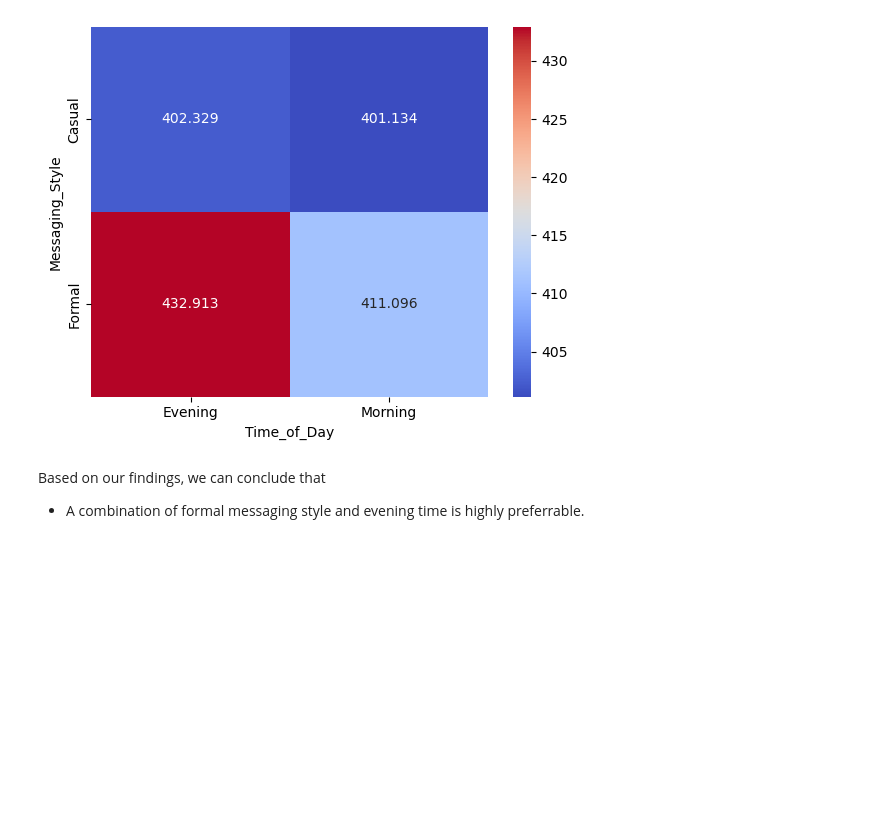
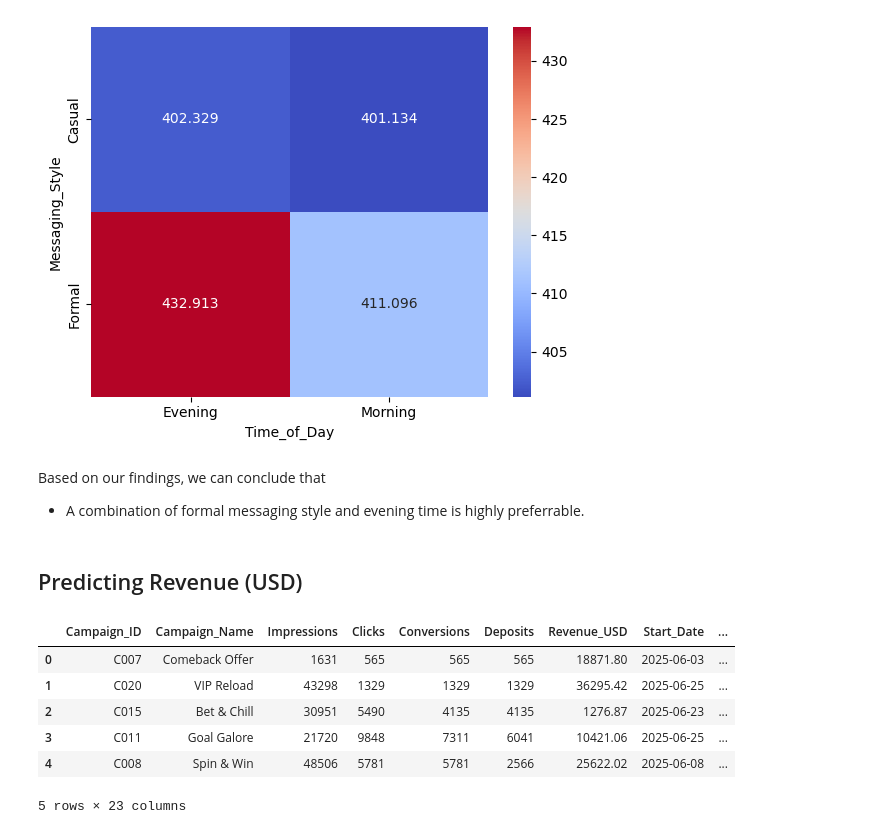
Before and after one commit to angelicaakwarteng/Python_projects, a Jupyter notebook: data_science/marketing/campaign_analysis.ipynb, the cells around one changed output. Drawn from its saved outputs; the diff is of its cells as text; code cells hidden in the pictures; blank space fills up the shorter version.

```diff
--- a/data_science/marketing/campaign_analysis.ipynb
+++ b/data_science/marketing/campaign_analysis.ipynb
@@ -385,3 +389,5 @@ plt.show()
 # %% [markdown]
 Based on our findings, we can conclude that
 - A combination of formal messaging style and evening time is highly preferrable.
+# %% [markdown]
+## Predicting Revenue (USD)
@@ -387,0 +407,12 @@ Based on our findings, we can conclude that
+# %%
+# Encoding categorical columns
+df_encoded = pd.get_dummies(df, columns=['Channel', 'Target_Segment'], drop_first=True)
+df_encoded.head()
+# %% [output]
+|  | Campaign_ID | Campaign_Name | Impressions | Clicks | Conversions | Deposits | Revenue_USD | Start_Date | ... |
+| 0 | C007 | Comeback Offer | 1631 | 565 | 565 | 565 | 18871.80 | 2025-06-03 | ... |
+| 1 | C020 | VIP Reload | 43298 | 1329 | 1329 | 1329 | 36295.42 | 2025-06-25 | ... |
+| 2 | C015 | Bet & Chill | 30951 | 5490 | 4135 | 4135 | 1276.87 | 2025-06-23 | ... |
+| 3 | C011 | Goal Galore | 21720 | 9848 | 7311 | 6041 | 10421.06 | 2025-06-25 | ... |
+| 4 | C008 | Spin & Win | 48506 | 5781 | 5781 | 2566 | 25622.02 | 2025-06-08 | ... |
+5 rows × 23 columns
```
Also changed, not shown: parts of 15 cells of this notebook.
